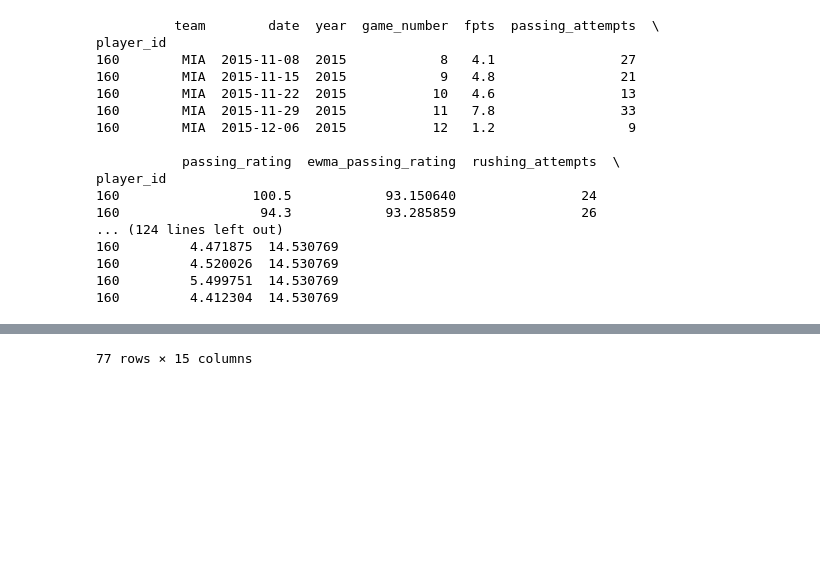
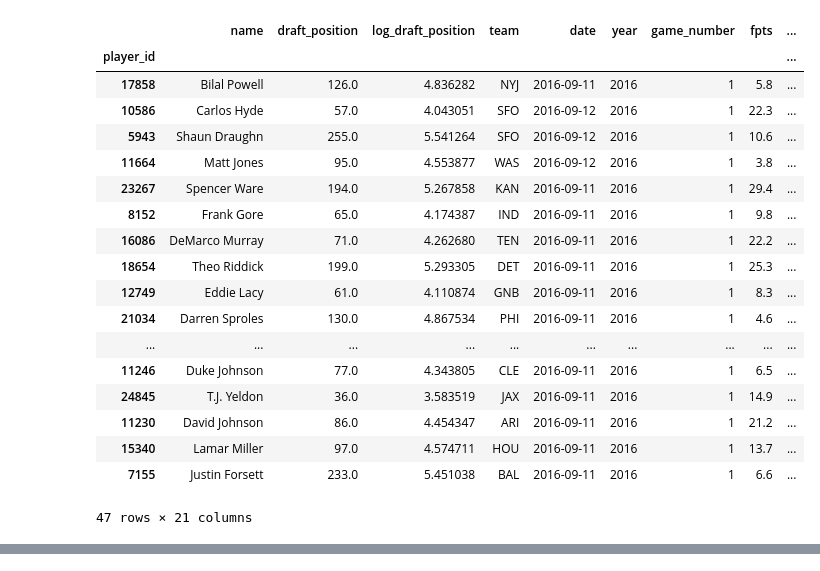
Before and after one commit to nkvarberg/Football-Prediction, a Jupyter notebook: EDA_Varberg.ipynb, the cells around one changed output, grey strips where cells are left out. Drawn from its saved outputs; the diff is of its cells as text; code cells hidden in the pictures; blank space fills up the shorter version.

Commit message:
combined with Chloe's def data, predict on next game fpts

```diff
--- a/EDA_Varberg.ipynb
+++ b/EDA_Varberg.ipynb
@@ -52,25 +35,25 @@ subset_position = {
 }
 # %%
-def get_players_thatweek(all_games, all_players, position, year, nfl_week, subset_position, specific_players=None):
+def get_players_thatweek(all_games, all_players, position, year, game_number, subset_position, specific_players=None):
     if specific_players != None:
         ids = specific_players
     else:
         ids = all_players[all_players.position == position].index
 
-    # return pandas df with player_id as index and column 'name' as player name
+    # return pandas df with player_id as index and player name and log draft position columns
     games = all_games.loc[ids]
     stats = subset_position[position][0]
     sum_threshold = subset_position[position][1]
     # only take RBs with 5 rush attempts or receiving targets (>= sum_threshold)
     worth_predicting = games[(games.year == year) &
-                             (games.game_number == nfl_week) &
+                             (games.game_number == game_number) &
                              (np.sum(games[stats], axis=1) >= sum_threshold)]
     ids = worth_predicting.index
     for_df = all_players.loc[ids, ['name', 'draft_position']]
+    # players that weren't drafted give them position of last pick of draft
     for_df.fillna(255, inplace=True)
     for_df['log_draft_position'] = np.log(for_df.draft_position)
     return pd.DataFrame(data=for_df)
 # %%
 # example usage
-a = get_players_thatweek(all_games, all_players,'RB',2016,5,subset_position,[160,15340])
-a
+a = get_players_thatweek(all_games, all_players,'RB',2016,1,subset_position)
@@ -82,12 +60,12 @@ a
 # %%
-def get_team_stats(games, year, nfl_week):
+def get_team_stats(games, year, game_number):
     # returns: dataframe with team passing and rushing stats
 
     # start by getting team passing attempts
     prev_years = games[(games.year < year) &
                        (games.game_number <= 16)]
     current_year = games[(games.year == year) &
-                         (games.game_number < nfl_week)]
+                         (games.game_number < game_number)]
     passing_stats = pd.concat((prev_years, current_year))
     passing_stats = pd.concat((prev_years, current_year))
     passing_stats = passing_stats[['team', 'date', 'year', 'game_number', 'passing_attempts', 'passing_rating']]
@@ -99,7 +77,7 @@ def get_team_stats(games, year, nfl_week):
     pass_rating = passing_stats.apply(
         lambda x: x.nlargest(1,'passing_attempts')).droplevel(3)['passing_rating']
     ewma_pass_rating = pass_rating.groupby('team').apply(
-        lambda x: x.ewm(span=16).mean()).rename('ewma_passing_rating')
+        lambda x: x.ewm(span=16).mean()).rename('ewma_team_passing_rating')
     # Note: team pass attempts and pass_rating and ewma_pass_rating are hierarchical pd series
 
     # get total team rushing attempts
@@ -107,7 +85,7 @@ def get_team_stats(games, year, nfl_week):
     prev_years = games[(games.year < year) &
                        (games.game_number <= 16)]
     current_year = games[(games.year == year) &
-                         (games.game_number < nfl_week)]
+                         (games.game_number < game_number)]
     rushing_stats = pd.concat((prev_years, current_year))
     rushing_stats.sort_values(by=['year', 'game_number'], axis=0, ascending=True, inplace=True)
     rushing_stats = rushing_stats.groupby(['team', 'year', 'game_number'])
@@ -118,9 +96,23 @@ def get_team_stats(games, year, nfl_week):
     team_stats = team_stats.join(pass_rating)
     team_stats = team_stats.join(ewma_pass_rating)
     team_stats = team_stats.join(rush_attempts)
+    ewma_rush_attempts = team_stats.groupby('team').apply(
+        lambda x: x['rushing_attempts'].ewm(span=16).mean()).droplevel(0).rename('ewma_team_rush_attempts')
+    team_stats = team_stats.join(ewma_rush_attempts)
     team_stats['rush_percentage'] = team_stats.rushing_attempts/(
         team_stats.rushing_attempts+team_stats.passing_attempts)
     ewma_rush_perc = team_stats.groupby('team').apply(
-        lambda x: x['rush_percentage'].ewm(span=16).mean()).droplevel(0).rename('ewma_rush_percentage')
+        lambda x: x['rush_percentage'].ewm(span=16).mean()).droplevel(0).rename('ewma_team_rush_percentage')
     team_stats = team_stats.join(ewma_rush_perc)
+    team_stats = team_stats.sort_values(by=['year', 'game_number'],axis=0,ascending=False).groupby('team').nth([0])
     return team_stats
+# %%
+def get_def_data(gamesDef, year, gameNumber):
+    # return def stats for all teams using last 5 weeks as Pandas Dataframe
+    prevSeasonDef = gamesDef[gamesDef['Year']==(year-1)]
+    currentSeasonDef = gamesDef[(gamesDef['Year']==year) & (gamesDef['Game']<gameNumber)]
+    df = pd.concat((prevSeasonDef, currentSeasonDef))
+    df.sort_values(by=['Year', 'Game'], axis=0, ascending=False, inplace=True)
+    grouped = df.groupby('Tm', sort=False)
+    def_stats = grouped.nth(list(range(0,5))).groupby('Tm', sort=False).mean()[['DY/P', 'TO']]
+    return def_stats
@@ -171,22 +191,24 @@ def get_features_response(players, all_games, year, nfl_week, points_dict):
     return df
 # %%
 # example usage
-get_features_response(a, all_games, 2016, 5, half_ppr)
+get_features_response(a, all_games, 2016, 1, half_ppr)
 # %% [output]
+|  | name | draft_position | log_draft_position | team | date | year | game_number | fpts | ... |
+| player_id |  |  |  |  |  |  |  |  | ... |
+| 17858 | Bilal Powell | 126.0 | 4.836282 | NYJ | 2016-09-11 | 2016 | 1 | 5.8 | ... |
+| 10586 | Carlos Hyde | 57.0 | 4.043051 | SFO | 2016-09-12 | 2016 | 1 | 22.3 | ... |
+| 5943 | Shaun Draughn | 255.0 | 5.541264 | SFO | 2016-09-12 | 2016 | 1 | 10.6 | ... |
+| 11664 | Matt Jones | 95.0 | 4.553877 | WAS | 2016-09-12 | 2016 | 1 | 3.8 | ... |
+| 23267 | Spencer Ware | 194.0 | 5.267858 | KAN | 2016-09-11 | 2016 | 1 | 29.4 | ... |
+| 8152 | Frank Gore | 65.0 | 4.174387 | IND | 2016-09-11 | 2016 | 1 | 9.8 | ... |
+| 16086 | DeMarco Murray | 71.0 | 4.262680 | TEN | 2016-09-11 | 2016 | 1 | 22.2 | ... |
+| 18654 | Theo Riddick | 199.0 | 5.293305 | DET | 2016-09-11 | 2016 | 1 | 25.3 | ... |
+| 12749 | Eddie Lacy | 61.0 | 4.110874 | GNB | 2016-09-11 | 2016 | 1 | 8.3 | ... |
+| 21034 | Darren Sproles | 130.0 | 4.867534 | PHI | 2016-09-11 | 2016 | 1 | 4.6 | ... |
+| ... | ... | ... | ... | ... | ... | ... | ... | ... | ... |
+| 11246 | Duke Johnson | 77.0 | 4.343805 | CLE | 2016-09-11 | 2016 | 1 | 6.5 | ... |
+| 24845 | T.J. Yeldon | 36.0 | 3.583519 | JAX | 2016-09-11 | 2016 | 1 | 14.9 | ... |
+| 11230 | David Johnson | 86.0 | 4.454347 | ARI | 2016-09-11 | 2016 | 1 | 21.2 | ... |
+| 15340 | Lamar Miller | 97.0 | 4.574711 | HOU | 2016-09-11 | 2016 | 1 | 13.7 | ... |
+| 7155 | Justin Forsett | 233.0 | 5.451038 | BAL | 2016-09-11 | 2016 | 1 | 6.6 | ... |
-          team        date  year  game_number  fpts  passing_attempts  \
-player_id
-160        MIA  2015-11-08  2015            8   4.1                27
-160        MIA  2015-11-15  2015            9   4.8                21
-160        MIA  2015-11-22  2015           10   4.6                13
-160        MIA  2015-11-29  2015           11   7.8                33
-160        MIA  2015-12-06  2015           12   1.2                 9
-
-           passing_rating  ewma_passing_rating  rushing_attempts  \
-player_id
-160                 100.5            93.150640                24
-160                  94.3            93.285859                26
-... (124 lines left out)
-160         4.471875  14.530769
-160         4.520026  14.530769
-160         5.499751  14.530769
-160         4.412304  14.530769
+47 rows × 21 columns
@@ -211,4 +215,3 @@ player_id
-77 rows × 15 columns
 # %%
 ## Pretend its 2016, nfl week 5
 
```
Also changed, not shown: parts of 17 cells of this notebook.
